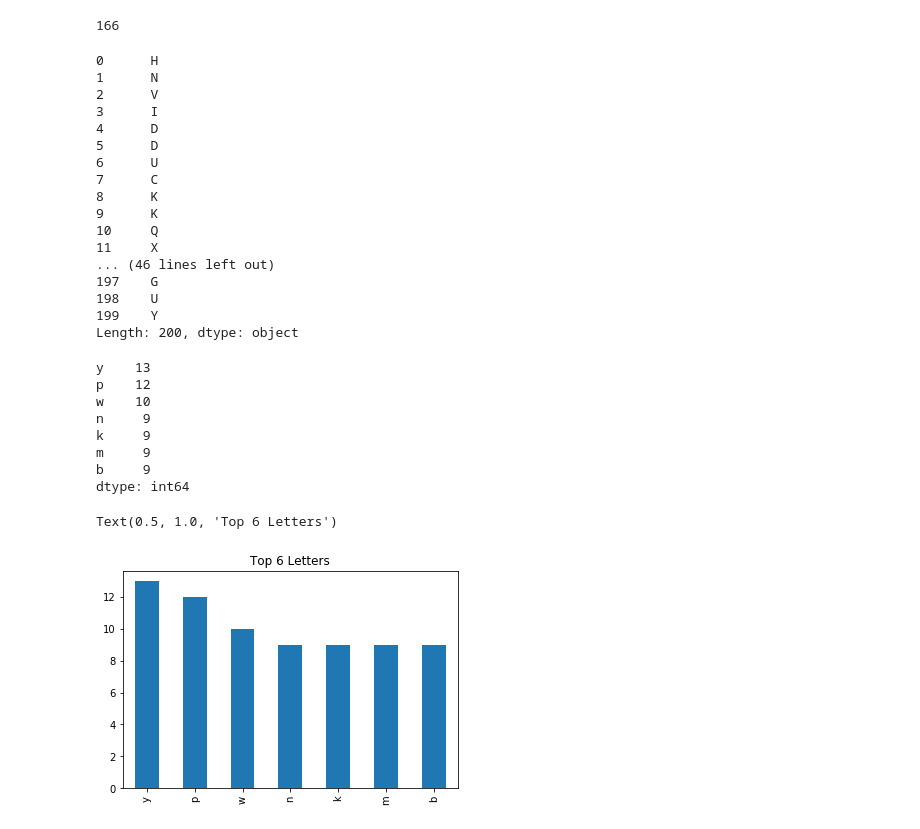
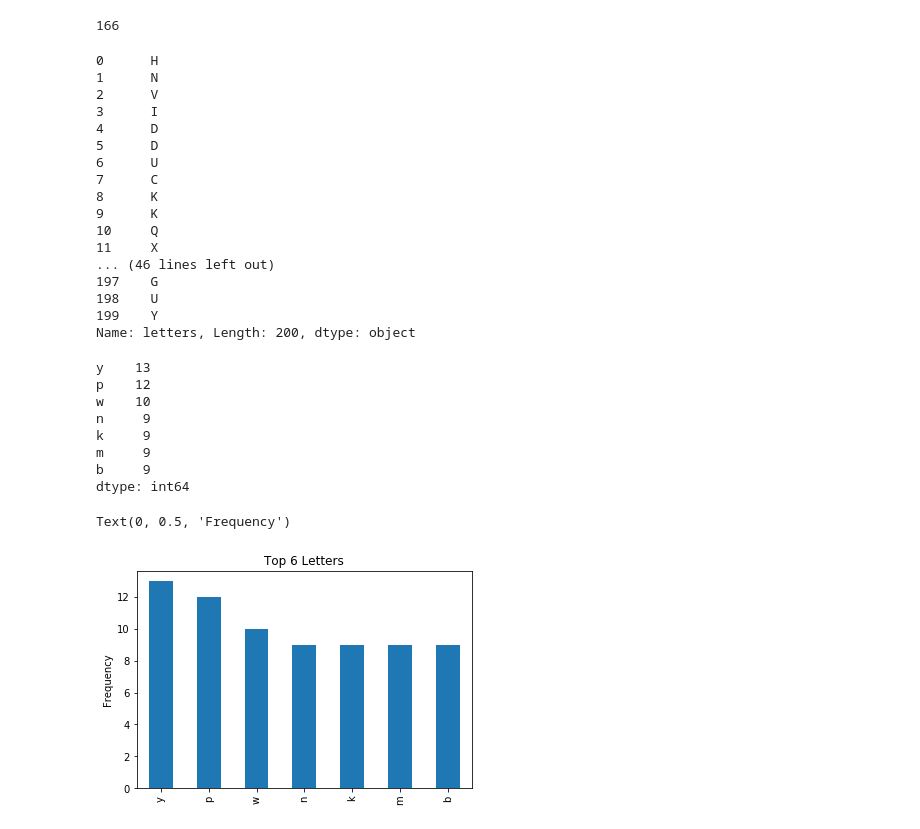
Before and after one commit to faithkane3/python-exercises, a Jupyter notebook: pandas_series.ipynb, the cells around one changed output. Cells and saved outputs as stored; diff of their text form; code cells hidden in the pictures.

```diff
--- a/pandas_series.ipynb
+++ b/pandas_series.ipynb
@@ -571,4 +571,5 @@ string = pd.Series(list('hnvidduckkqxwymbimkccexbkmqygkxoyndmcxnwqarhyffsjpsrabt
 ))
+string.name = "letters"
 string
 # %% [output]
 0      h
@@ -626,7 +627,7 @@ string.str.upper()
 197    G
 198    U
 199    Y
-Length: 200, dtype: object
+Name: letters, Length: 200, dtype: object
 # %%
 string_count = string.value_counts()
 top_six_mask = string_count >= 9
@@ -644,6 +645,7 @@ dtype: int64
 # %%
 top_six.plot.bar()
 plt.title("Top 6 Letters")
+plt.ylabel("Frequency")
 # %% [output]
-Text(0.5, 1.0, 'Top 6 Letters')
+Text(0, 0.5, 'Frequency')
-[figure, old version]
+[figure, new version]
```
Also changed, not shown: parts of 1 cell of this notebook.
